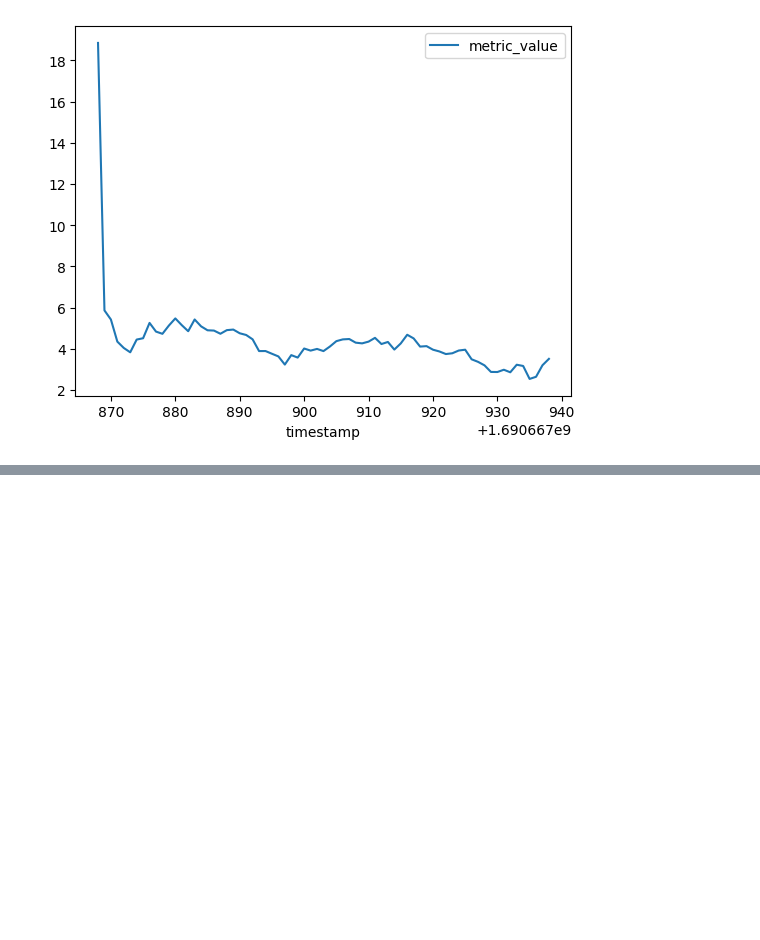
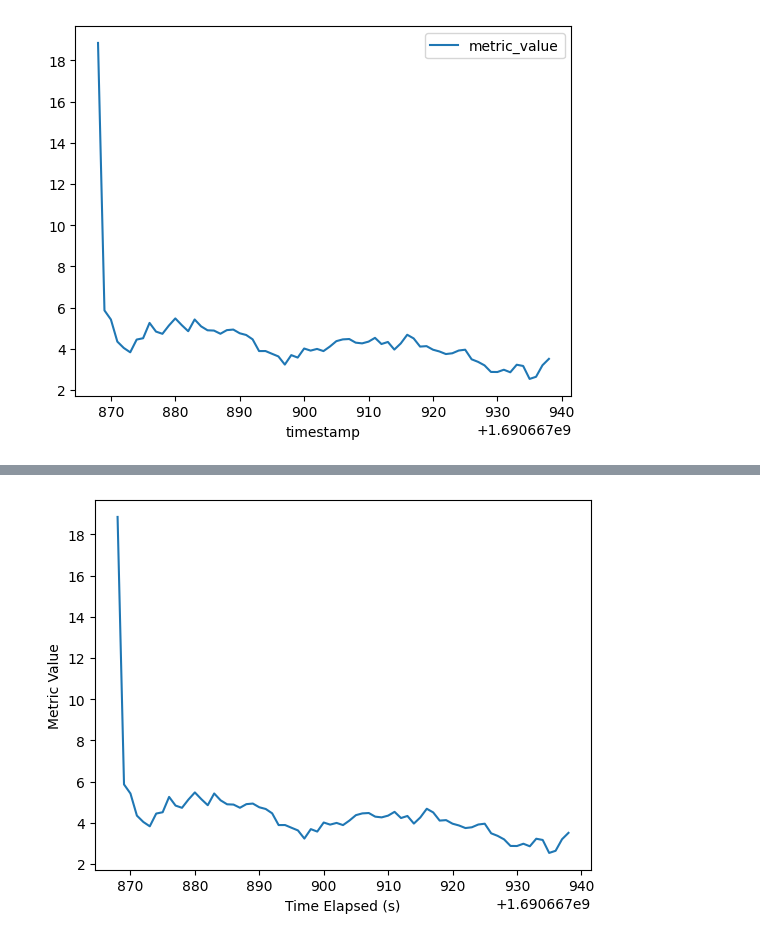
Before and after one commit to NateLeeP/api_load_test_project, a Jupyter notebook: timeseries_etl/timeseries_data_clean.ipynb, the cells around one changed output, grey strips where cells are left out. Saved outputs shown, nothing was run; the diff lists cells and outputs as text; code cells hidden in the pictures; blank space fills up the shorter version.

```diff
--- a/timeseries_etl/timeseries_data_clean.ipynb
+++ b/timeseries_etl/timeseries_data_clean.ipynb
@@ -30,0 +42,6 @@ http_duration_timeseries_df.plot(x='timestamp', y='metric_value')
+# %%
+fig, ax = plt.subplots(1,1)
+ax.plot(http_duration_timeseries_df['timestamp'], http_duration_timeseries_df['metric_value'])
+ax.set_ylabel('Metric Value')
+ax.set_xlabel('Time Elapsed (s)')
+# %% [output]
@@ -30,0 +49 @@ http_duration_timeseries_df.plot(x='timestamp', y='metric_value')
+[figure, added]
```
Also changed, not shown: parts of 3 cells of this notebook.
